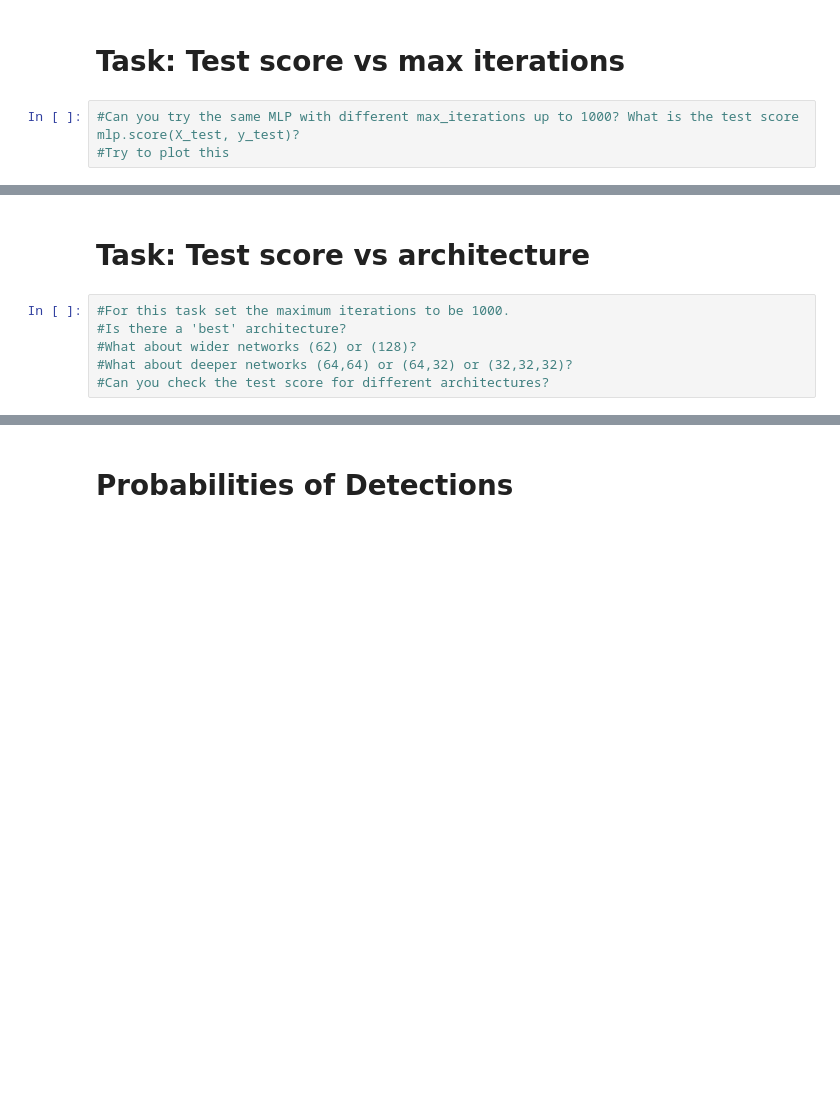
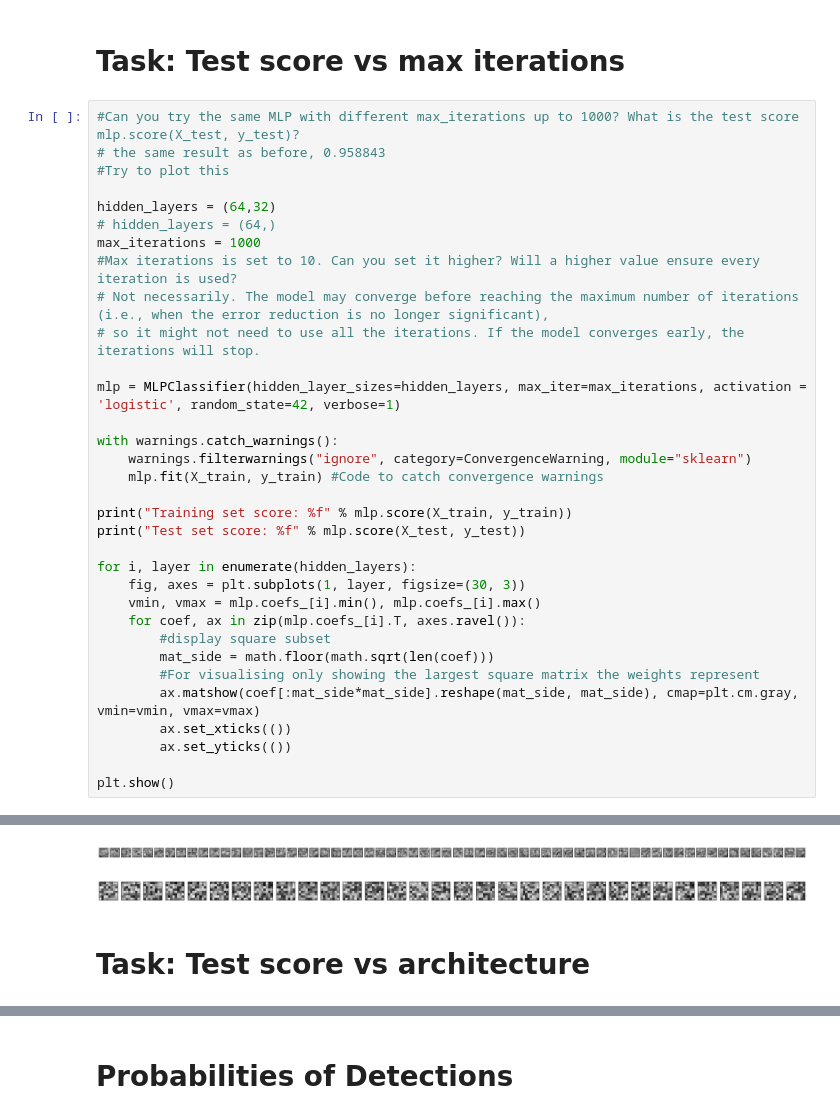
Before and after one commit to knightmaremoon/digit-mlp-classifier, a Jupyter notebook: IML_Week_10_lab.ipynb, the cells around one changed output, grey strips where cells are left out. Drawn from its saved outputs; the diff is of its cells as text; blank space fills up the shorter version.

Commit message:
test different architecture

```diff
--- a/IML_Week_10_lab.ipynb
+++ b/IML_Week_10_lab.ipynb
@@ -98,6 +98,37 @@ plt.show()
 [figure]
 # %% [markdown]
 # Task: Test score vs max iterations
-# %%
-#Can you try the same MLP with different max_iterations up to 1000? What is the test score mlp.score(X_test, y_test)?
-#Try to plot this
+# %%
+#Can you try the same MLP with different max_iterations up to 1000? What is the test score mlp.score(X_test, y_test)?
+# the same result as before, 0.958843
+#Try to plot this
+
+hidden_layers = (64,32)
+# hidden_layers = (64,)
+max_iterations = 1000
+#Max iterations is set to 10. Can you set it higher? Will a higher value ensure every iteration is used?
+# Not necessarily. The model may converge before reaching the maximum number of iterations (i.e., when the error reduction is no longer significant),
+# so it might not need to use all the iterations. If the model converges early, the iterations will stop.
+
+mlp = MLPClassifier(hidden_layer_sizes=hidden_layers, max_iter=max_iterations, activation = 'logistic', random_state=42, verbose=1)
+
+with warnings.catch_warnings():
+    warnings.filterwarnings("ignore", category=ConvergenceWarning, module="sklearn")
+    mlp.fit(X_train, y_train) #Code to catch convergence warnings
+
+print("Training set score: %f" % mlp.score(X_train, y_train))
+print("Test set score: %f" % mlp.score(X_test, y_test))
+
+for i, layer in enumerate(hidden_layers):
+    fig, axes = plt.subplots(1, layer, figsize=(30, 3))
+    vmin, vmax = mlp.coefs_[i].min(), mlp.coefs_[i].max()
+    for coef, ax in zip(mlp.coefs_[i].T, axes.ravel()):
+        #display square subset
+        mat_side = math.floor(math.sqrt(len(coef)))
+        #For visualising only showing the largest square matrix the weights represent
+        ax.matshow(coef[:mat_side*mat_side].reshape(mat_side, mat_side), cmap=plt.cm.gray, vmin=vmin, vmax=vmax)
+        ax.set_xticks(())
+        ax.set_yticks(())
+
+plt.show()
+# %% [output]
@@ -104,8 +152,4 @@ plt.show()
+[figure, added]
+[figure, added]
 # %% [markdown]
 # Task: Test score vs architecture
-# %%
-#For this task set the maximum iterations to be 1000.
-#Is there a 'best' architecture?
-#What about wider networks (62) or (128)?
-#What about deeper networks (64,64) or (64,32) or (32,32,32)?
-#Can you check the test score for different architectures?
```
Also changed, not shown: parts of 4 cells of this notebook.
